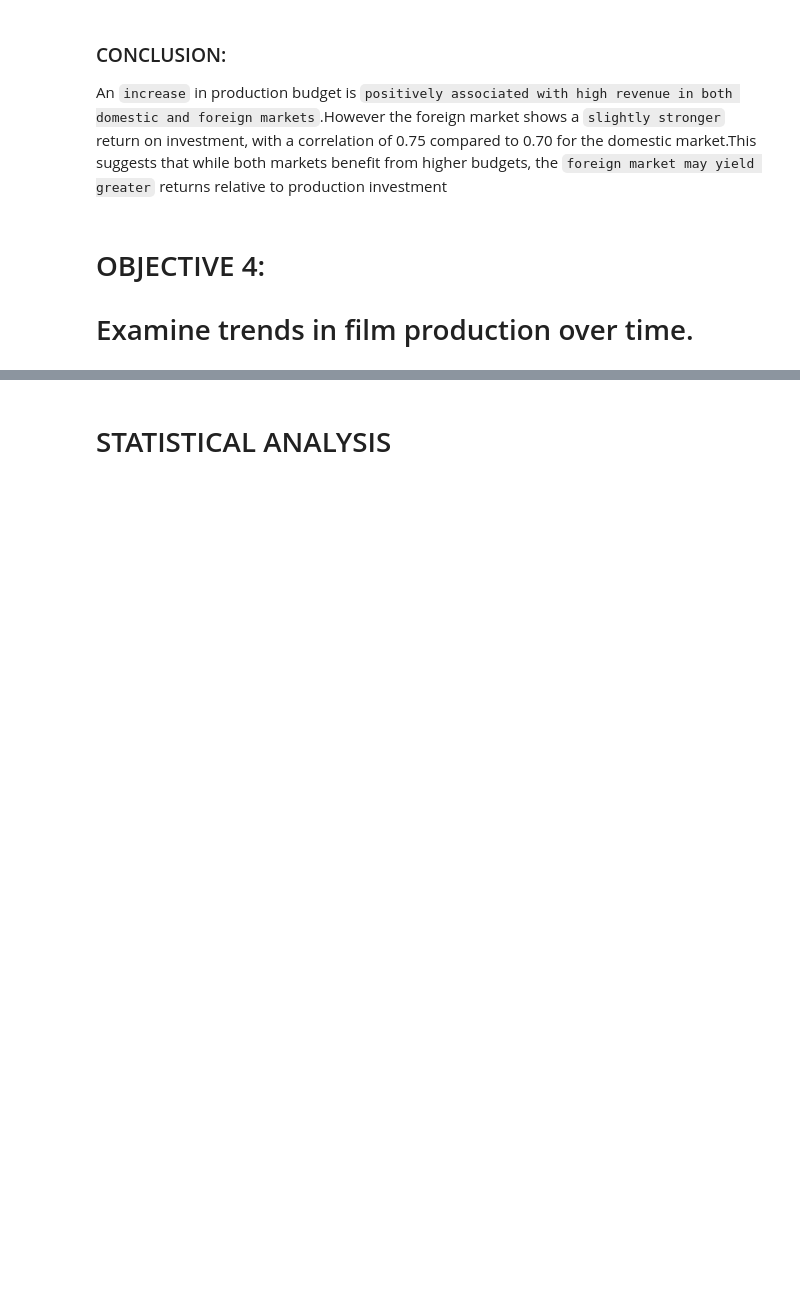
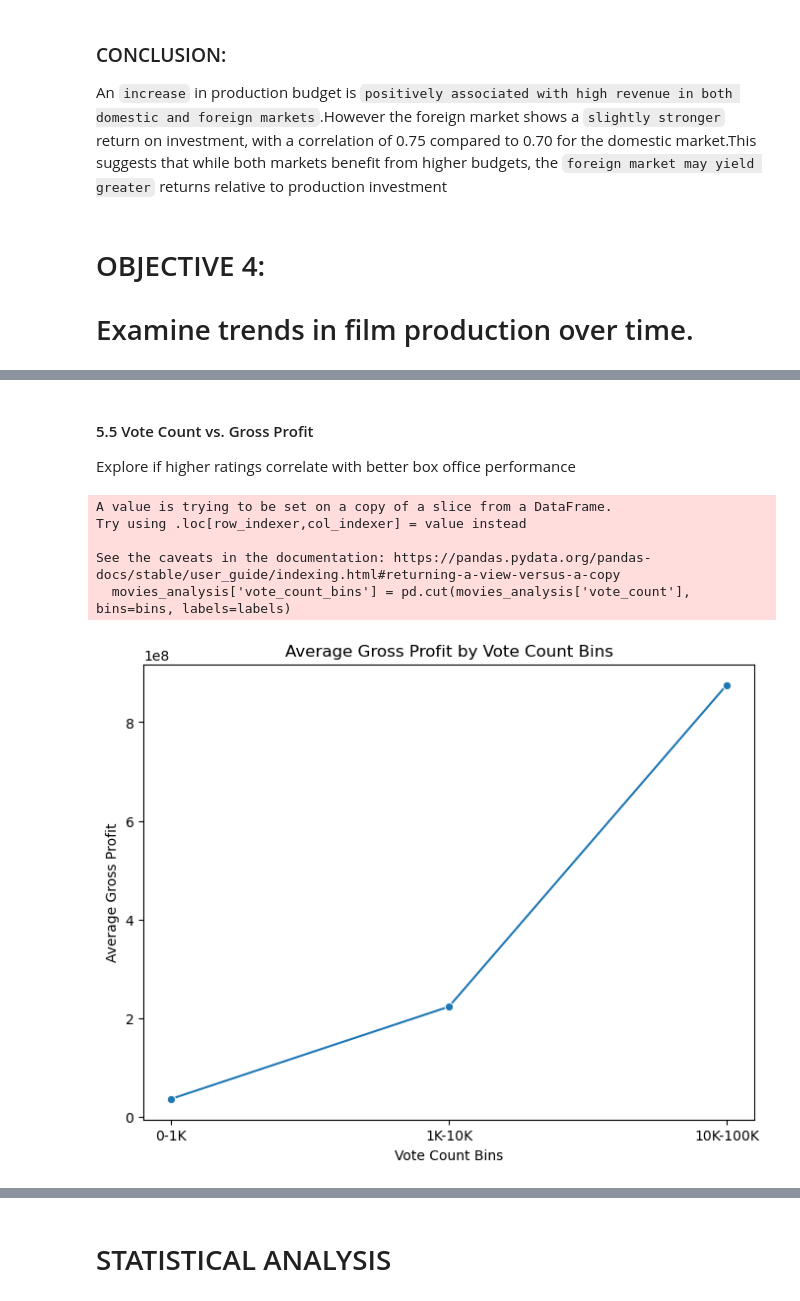
Before and after one commit to mikabenson/PHASE2_PROJECT-inferential-statistics-, a Jupyter notebook: index.ipynb, the cells around one changed output, grey strips where cells are left out. Cells and saved outputs as stored; diff of their text form; code cells hidden in the pictures; blank space fills up the shorter version.

```diff
--- a/index.ipynb
+++ b/index.ipynb
@@ -644,0 +848,26 @@ An `increase` in production budget is `positively associated with high revenue i
+# %% [markdown]
+#### 5.5 Vote Count vs. Gross Profit
+Explore if higher ratings correlate with better box office performance
+# %%
+# Create bins for vote_count
+bins = [0, 1000, 10000, 100000, 1000000]
+labels = ['0-1K', '1K-10K', '10K-100K', '100K-1M']
+movies_analysis['vote_count_bins'] = pd.cut(movies_analysis['vote_count'], bins=bins, labels=labels)
+
+# Calculate the mean Gross Profit for each vote count bin
+mean_profit_by_vote_count = movies_analysis.groupby('vote_count_bins')['Gross_profit'].mean().reset_index()
+
+# Line plot for Vote Count Bins vs Gross Profit
+plt.figure(figsize=(8,6))
+sns.lineplot(x='vote_count_bins', y='Gross_profit', data=mean_profit_by_vote_count, marker='o')
+plt.title('Average Gross Profit by Vote Count Bins')
+plt.xlabel('Vote Count Bins')
+plt.ylabel('Average Gross Profit')
+plt.show()
+# %% [output]
+A value is trying to be set on a copy of a slice from a DataFrame.
+Try using .loc[row_indexer,col_indexer] = value instead
+
+See the caveats in the documentation: https://pandas.pydata.org/pandas-docs/stable/user_guide/indexing.html#returning-a-view-versus-a-copy
+  movies_analysis['vote_count_bins'] = pd.cut(movies_analysis['vote_count'], bins=bins, labels=labels)
+[figure, added]
```
Also changed, not shown: parts of 28 cells of this notebook.
